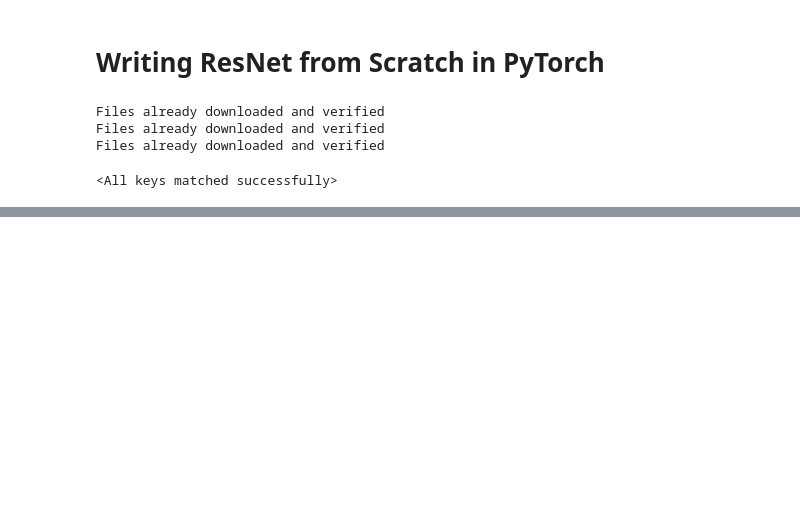
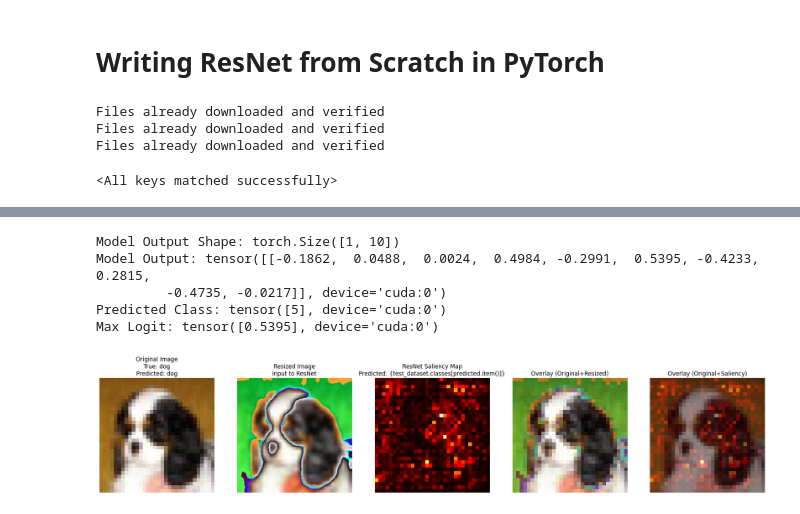
Before and after one commit to Karczel/Cat-Dog-Classification-Workshop, a Jupyter notebook: DigitalOcean/ResNet.ipynb, the cells around one changed output, grey strips where cells are left out. Drawn from its saved outputs; the diff is of its cells as text; code cells hidden in the pictures; blank space fills up the shorter version.

```diff
--- a/DigitalOcean/ResNet.ipynb
+++ b/DigitalOcean/ResNet.ipynb
@@ -229,0 +281,74 @@ with torch.no_grad():
+# %%
+with torch.no_grad():
+    random_index = random.randint(0, len(test_dataset) - 1)
+
+    original_image, label = torchvision.datasets.CIFAR10(root='./data', train=False, download=False)[random_index]
+
+    image, label = test_dataset[random_index]
+    image_tensor = image.unsqueeze(0).to(device)
+    output = model(image_tensor)
+
+    # Debugging: Check Output Shape
+    print(f"Model Output Shape: {output.shape}")
+
+    # Debugging: Check for NaNs and Infs
+    if torch.isnan(output).any() or torch.isinf(output).any():
+        print("NaN or Inf values found in model output!")
+        print(output)
+        # Handle the error or investigate further.
+        # you may want to return, or stop the code, or skip the image.
+
+    _, predicted = torch.max(output, 1)
+
+    # Debugging: Print Output, Predicted, and Max Logit
+    print("Model Output:", output)
+    print("Predicted Class:", predicted)
+    print("Max Logit:", _)
+
+image_tensor.requires_grad_(True)
+model.zero_grad()
+output_grad = model(image_tensor)
+predicted_class = output_grad.argmax()
+output_grad[0, predicted_class].backward()
+saliency_map = image_tensor.grad.abs().sum(dim=1, keepdim=True)
+saliency_map = saliency_map.squeeze().cpu().numpy()
+saliency_map = (saliency_map - saliency_map.min()) / (saliency_map.max() - saliency_map.min())
+
+original_size = original_image.size
+resized_saliency_map = cv2.resize(saliency_map, (original_size[0], original_size[1]))
+
+fig, axes = plt.subplots(1, 5, figsize=(25, 5))
+
+axes[0].imshow(original_image)
+axes[0].set_title(f"Original Image\nTrue: {test_dataset.classes[label]}\nPredicted: {test_dataset.classes[predicted.item()]}")
+axes[0].axis('off')
+
+axes[1].imshow(torchvision.transforms.ToPILImage()(image))
+axes[1].set_title("Resized Image\nInput to ResNet")
+axes[1].axis('off')
+
+axes[2].imshow(resized_saliency_map, cmap='hot')
+axes[2].set_title("ResNet Saliency Map\nPredicted: {test_dataset.classes[predicted.item()]}")
+axes[2].axis('off')
+
+original_np = np.array(original_image) / 255.0
+resized_np = np.array(torchvision.transforms.ToPILImage()(image)) / 255.0
+resized_np = cv2.resize(resized_np, (original_np.shape[1], original_np.shape[0]))
+overlay1 = cv2.addWeighted(original_np, 0.5, resized_np, 0.5, 0)
+axes[3].imshow(overlay1)
+axes[3].set_title("Overlay (Original+Resized)")
+axes[3].axis('off')
+
+axes[4].imshow(original_image)
+axes[4].imshow(resized_saliency_map, cmap='hot', alpha=0.5)
+axes[4].set_title("Overlay (Original+Saliency)")
+axes[4].axis('off')
+
+plt.show()
+# %% [output]
+Model Output Shape: torch.Size([1, 10])
+Model Output: tensor([[-0.1862,  0.0488,  0.0024,  0.4984, -0.2991,  0.5395, -0.4233,  0.2815,
+         -0.4735, -0.0217]], device='cuda:0')
+Predicted Class: tensor([5], device='cuda:0')
+Max Logit: tensor([0.5395], device='cuda:0')
+[figure, added]
```
Also changed, not shown: parts of 5 cells of this notebook.
